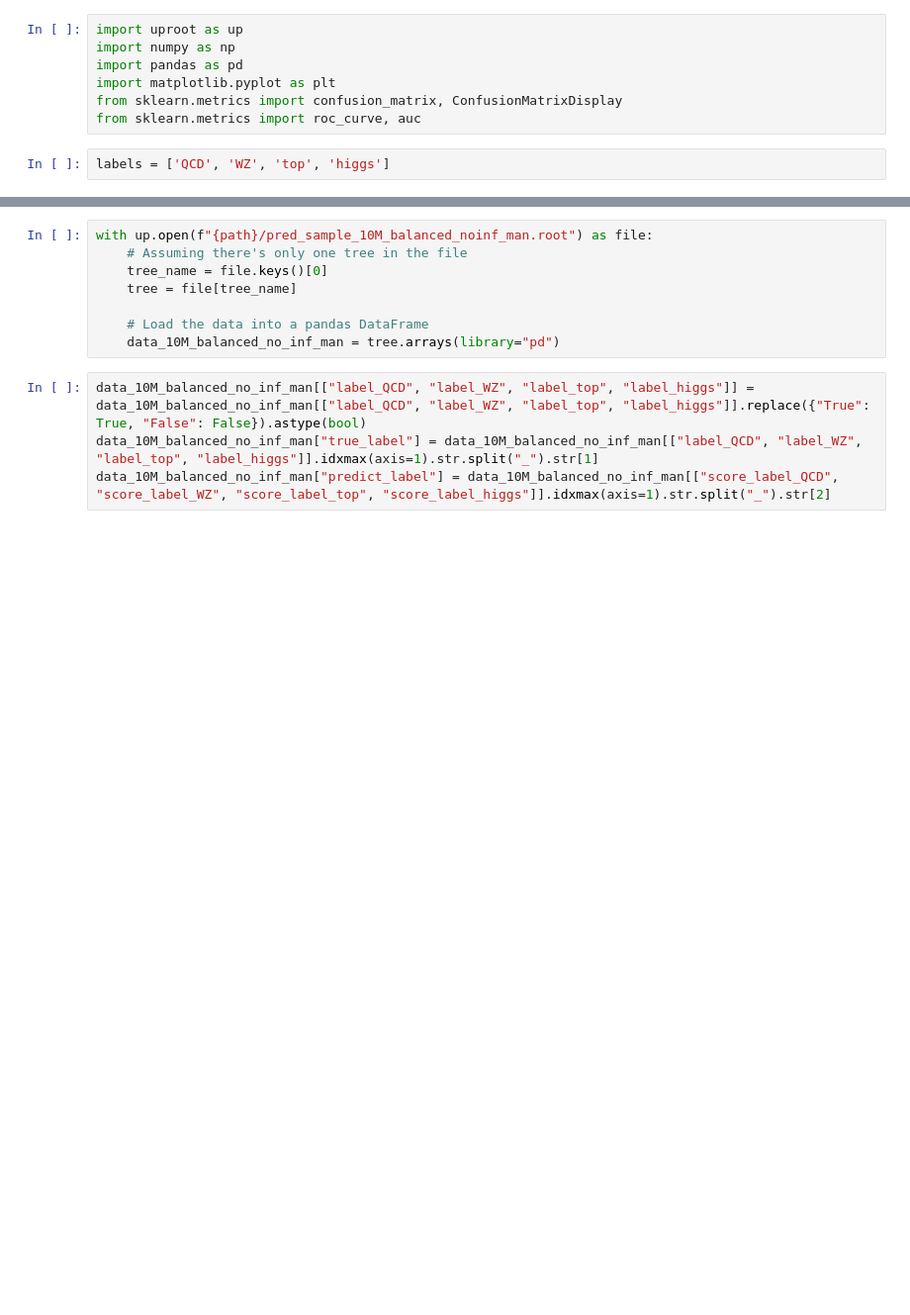
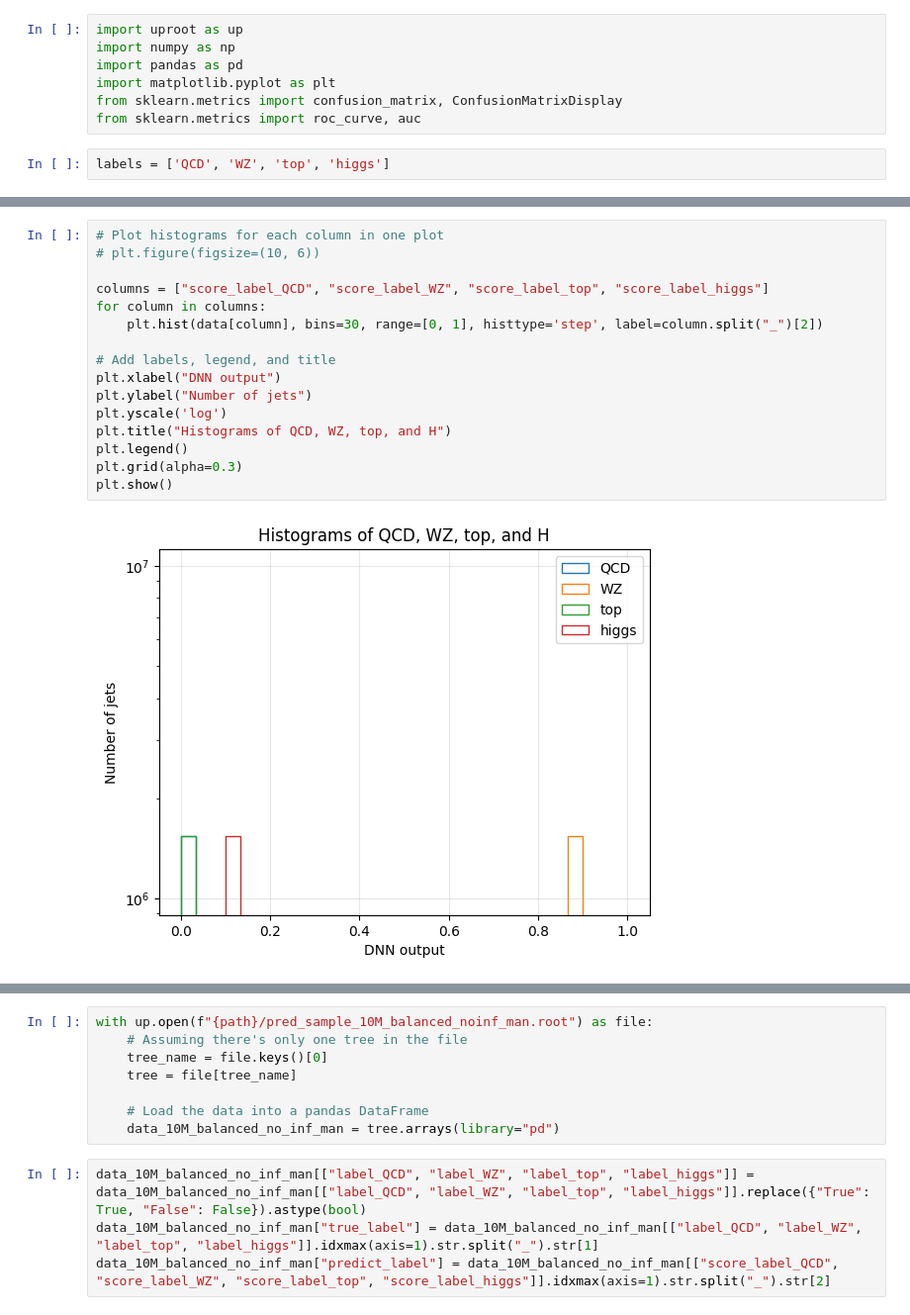
Before and after one commit to afduquebr/particle_transformer, a Jupyter notebook: notebooks/predict_output.ipynb, the cells around one changed output, grey strips where cells are left out. Shown at 99% size. Cells and saved outputs as stored; diff of their text form; blank space fills up the shorter version.

```diff
--- a/notebooks/predict_output.ipynb
+++ b/notebooks/predict_output.ipynb
@@ -11,0 +37,18 @@ path = "training/Pythia/kin/PFN/predict_output"
+# %%
+# Plot histograms for each column in one plot
+# plt.figure(figsize=(10, 6))
+
+columns = ["score_label_QCD", "score_label_WZ", "score_label_top", "score_label_higgs"]
+for column in columns:
+    plt.hist(data[column], bins=30, range=[0, 1], histtype='step', label=column.split("_")[2])
+
+# Add labels, legend, and title
+plt.xlabel("DNN output")
+plt.ylabel("Number of jets")
+plt.yscale('log')
+plt.title("Histograms of QCD, WZ, top, and H")
+plt.legend()
+plt.grid(alpha=0.3)
+plt.show()
+# %% [output]
+[figure, added]
```
Also changed, not shown: parts of 12 cells of this notebook, 4 other files.
